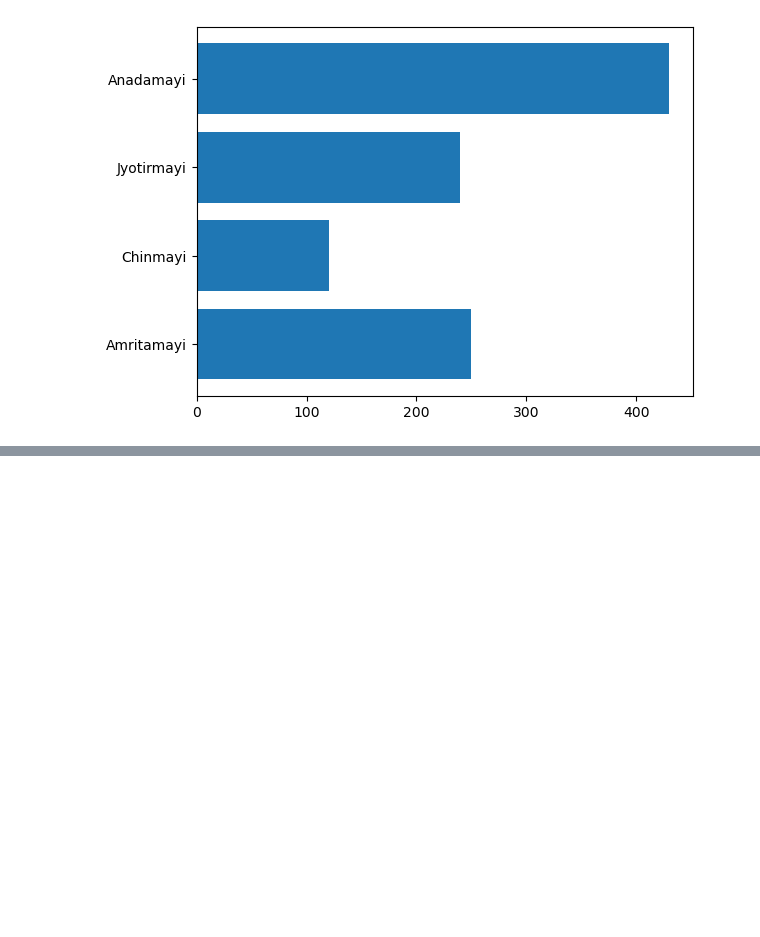
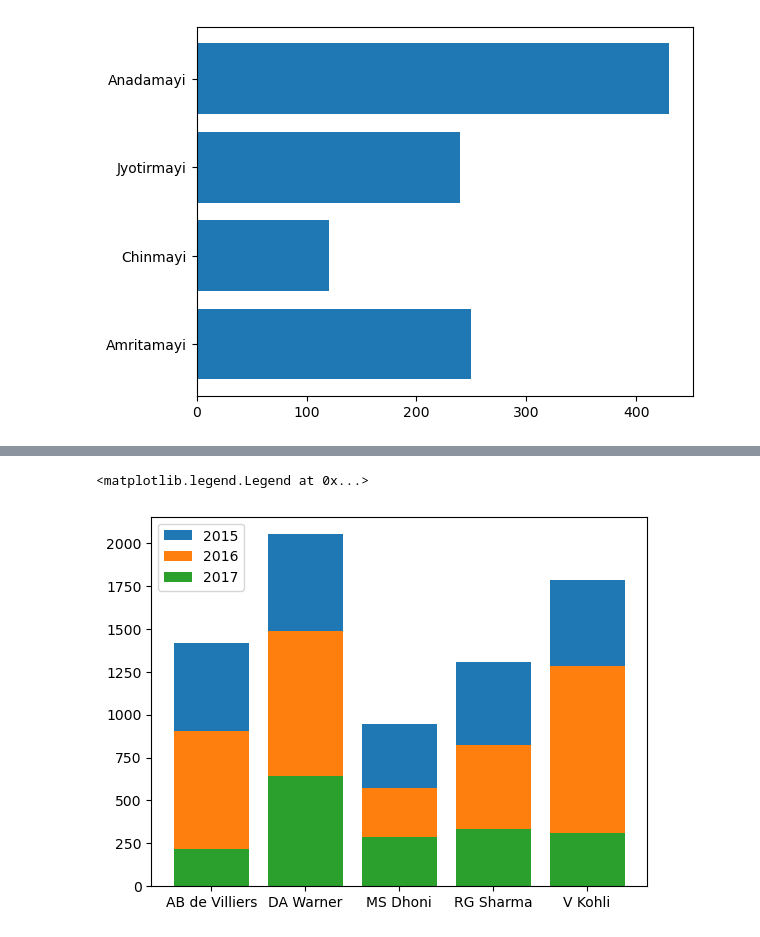
Before and after one commit to Harsith-Panda/Exploratory-Data-Analysis-And-Data-Preprocessing, a Jupyter notebook: Matplotlib.ipynb, the cells around one changed output, grey strips where cells are left out. Drawn from its saved outputs; the diff is of its cells as text; code cells hidden in the pictures; blank space fills up the shorter version.

Commit message:
Matplotlib Basics

```diff
--- a/Matplotlib.ipynb
+++ b/Matplotlib.ipynb
@@ -172,3 +173,6 @@ plt.barh(houses, no_stds)
 # %% [output]
 <BarContainer object of 4 artists>
 [figure]
+# %%
+mbar = pd.read_csv('Practice_Datasets/mpl-1/batsman_season.csv')
+mbar.head()
@@ -174,0 +186,16 @@ plt.barh(houses, no_stds)
+# %%
+# Stacked Bar Graph
+
+# In stacked bar graph you use it just like bormal bar graph only that for each you have a extra paramter called bottom
+# This bottom parameter says how many places or values are below the current value
+# bottom = df['field i+1'] + df['field i+2'] + df['field i+3'] + ... + df['field n']
+# Last will have no bottom parameter
+
+plt.bar(mbar['batsman'], mbar['2015'], bottom = mbar['2016'] + mbar['2017'], label = "2015")
+plt.bar(mbar['batsman'], mbar['2016'], bottom = mbar['2017'], label = "2016")
+plt.bar(mbar['batsman'], mbar['2017'], label = "2017")
+
+plt.legend()
+# %% [output]
+<matplotlib.legend.Legend at 0x...>
+[figure, added]
```
Also changed, not shown: parts of 13 cells of this notebook, 3 other files.
